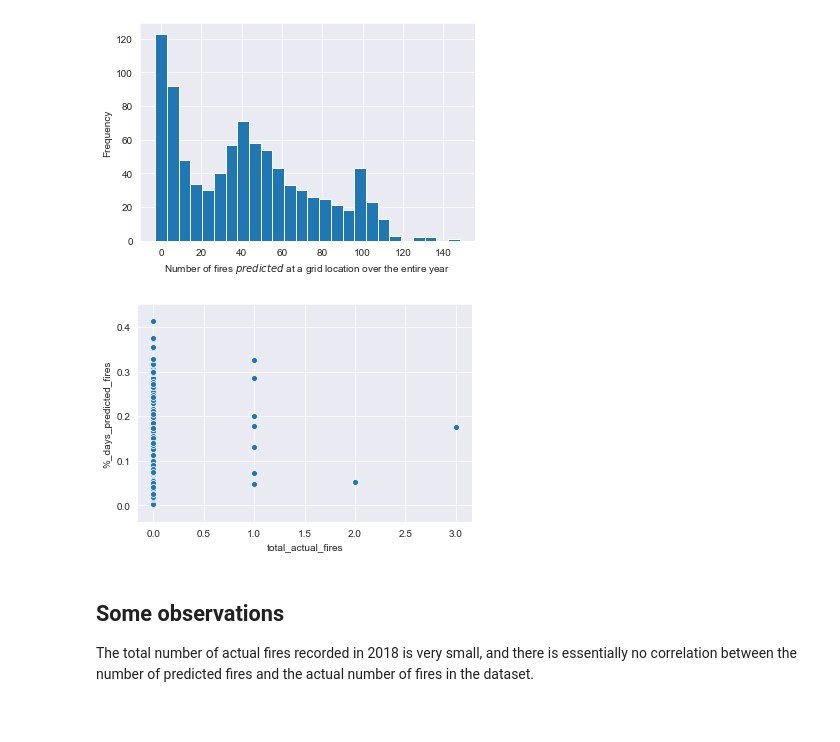
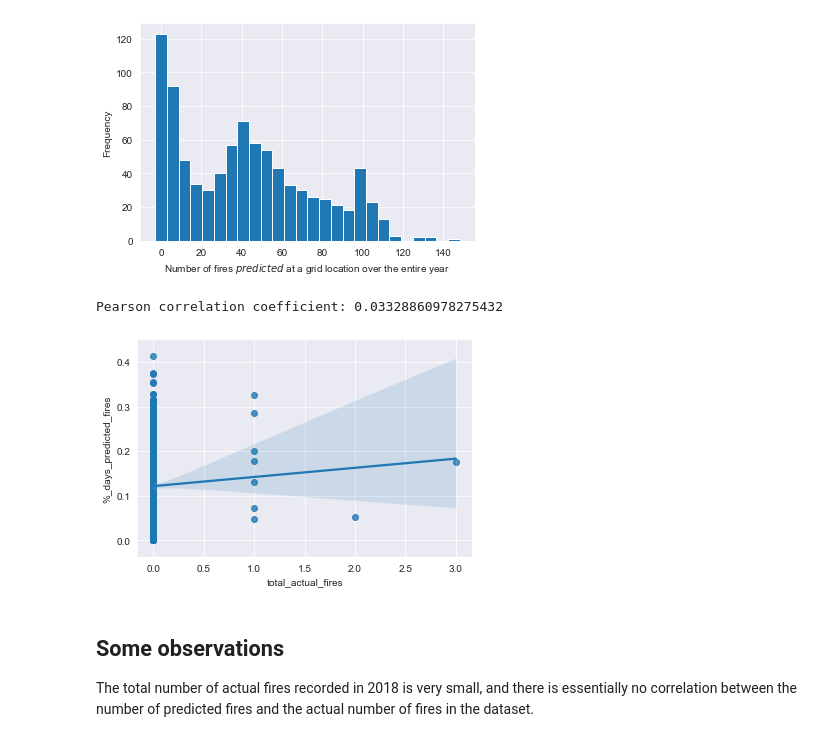
Before and after one commit to MCGallaspy/mas_dse_capstone, a Jupyter notebook: notebooks/fire_prediction_results_analysis/2. Preliminary analysis for 2019 economic data.ipynb, the cells around one changed output. Cells and saved outputs as stored; diff of their text form; code cells hidden in the pictures.

```diff
--- a/notebooks/fire_prediction_results_analysis/2. Preliminary analysis for 2019 economic data.ipynb
+++ b/notebooks/fire_prediction_results_analysis/2. Preliminary analysis for 2019 economic data.ipynb
@@ -130,10 +130,13 @@ ax.set_xlabel("Number of fires $\mathit{predicted}$ at a grid location over the
 [figure]
 # %%
 yearly_totals_df['%_days_predicted_fires'] =yearly_totals_df.total_predicted_fires / 365
-# %%
-sns.scatterplot(data=yearly_totals_df, x='total_actual_fires', y='%_days_predicted_fires');
-# %% [output]
-[figure, removed]
+# %%
+pearson = yearly_totals_df.loc[:, ['total_actual_fires', '%_days_predicted_fires']].corr().values[0][1]
+print("Pearson correlation coefficient:", pearson)
+sns.regplot(data=yearly_totals_df, x='total_actual_fires', y='%_days_predicted_fires');
+# %% [output]
+Pearson correlation coefficient: 0.03328860978275432
+[figure, added]
 # %% [markdown]
 ## Some observations
 
```
Also changed, not shown: parts of 2 cells of this notebook, 3 other files.
